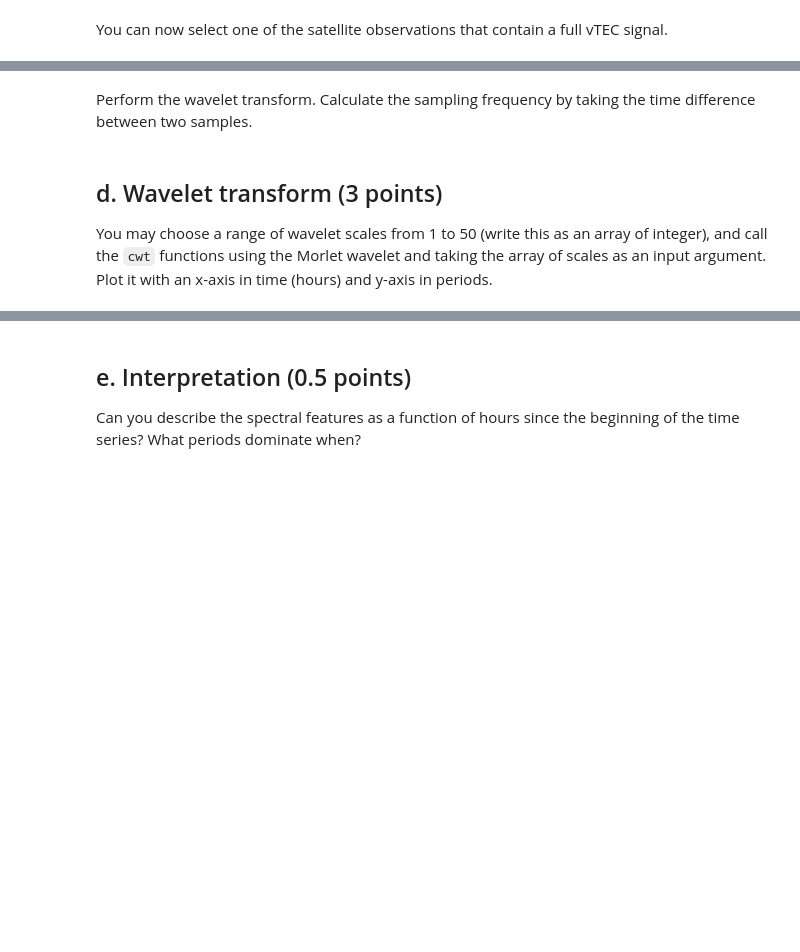
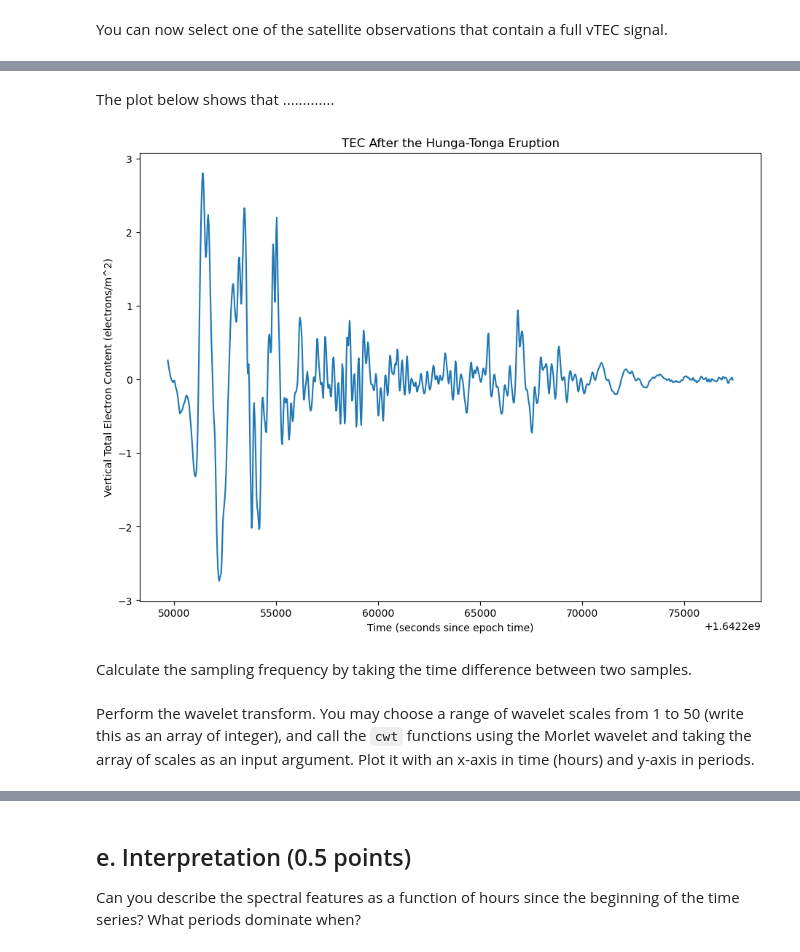
Before and after one commit to UW-ESS-DS/MLGEO2022_AERP, a Jupyter notebook: homework/homework_4.ipynb, the cells around one changed output, grey strips where cells are left out. Saved outputs shown, nothing was run; the diff lists cells and outputs as text; code cells hidden in the pictures; blank space fills up the shorter version.

```diff
--- a/homework/homework_4.ipynb
+++ b/homework/homework_4.ipynb
@@ -208 +239,17 @@ Just like in the article, perform the wavelet transform using a Morlet transform
+# %% [markdown]
+The plot below shows that .............
+# %%
+# answer below
+z=dataNew['variometric_derived_TEC_filtered'].values
+t = dataNew['time'].values
+
+fig, (ax1) = plt.subplots(1,1, figsize=(11,8))
+ax1.plot(t, z)
+ax1.set_xlabel('Time (seconds since epoch time)')
+ax1.set_ylabel('Vertical Total Electron Content (electrons/m^2)')
+ax1.set_title('TEC After the Hunga-Tonga Eruption');
+# %% [output]
+[figure, added]
+# %% [markdown]
+Calculate the sampling frequency by taking the time difference between two samples.
 # %%
@@ -210,3 +257,0 @@ Just like in the article, perform the wavelet transform using a Morlet transform
-# %% [markdown]
-Perform the wavelet transform.
-Calculate the sampling frequency by taking the time difference between two samples.
@@ -215,3 +258,2 @@ Calculate the sampling frequency by taking the time difference between two sampl
 # %% [markdown]
-## d. Wavelet transform (3 points)
-You may choose a range of wavelet scales from 1 to 50 (write this as an array of integer), and call the ``cwt`` functions using the Morlet wavelet and taking the array of scales as an input argument. Plot it with an x-axis in time (hours) and y-axis in periods.
+Perform the wavelet transform. You may choose a range of wavelet scales from 1 to 50 (write this as an array of integer), and call the ``cwt`` functions using the Morlet wavelet and taking the array of scales as an input argument. Plot it with an x-axis in time (hours) and y-axis in periods.
```
Also changed, not shown: parts of 26 cells of this notebook.
